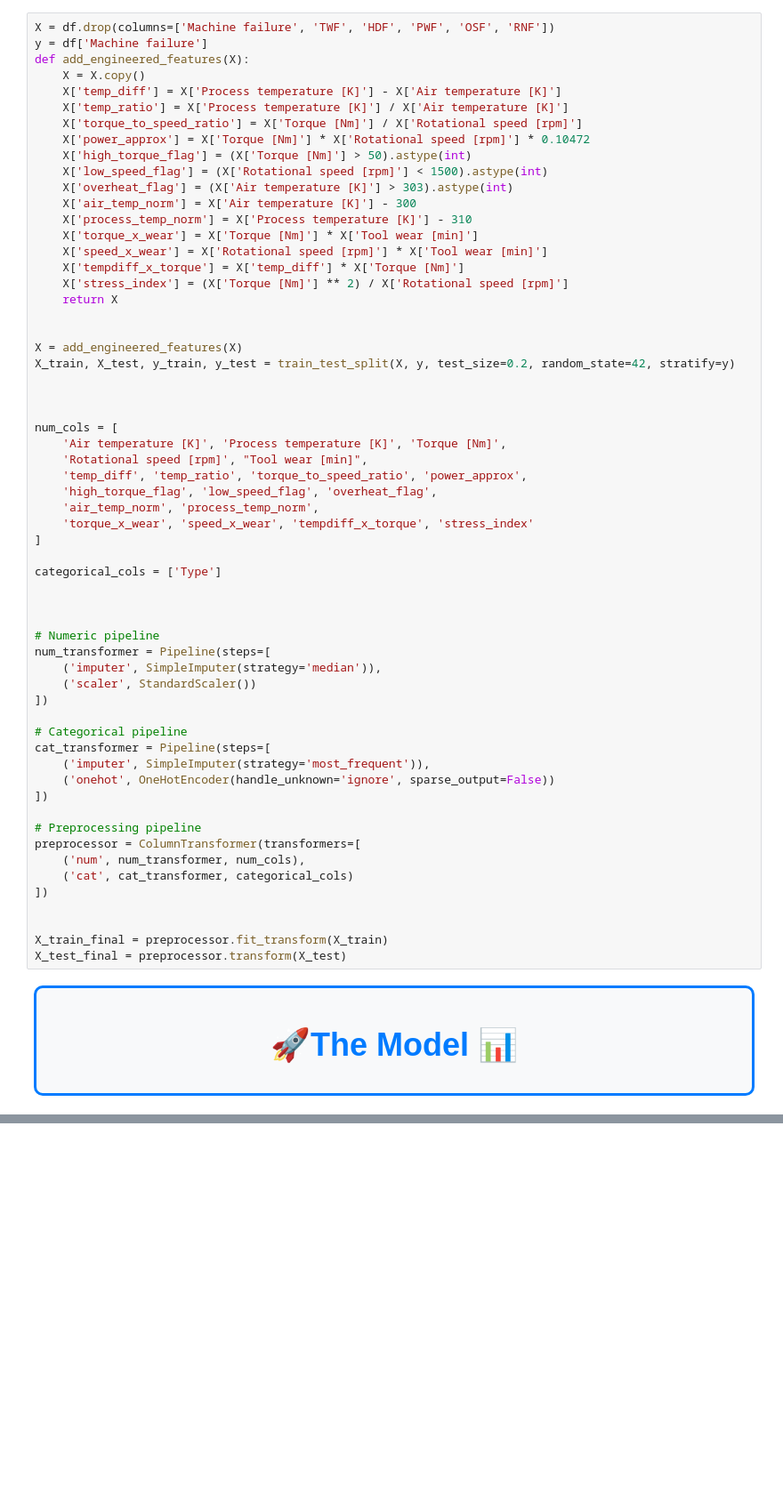
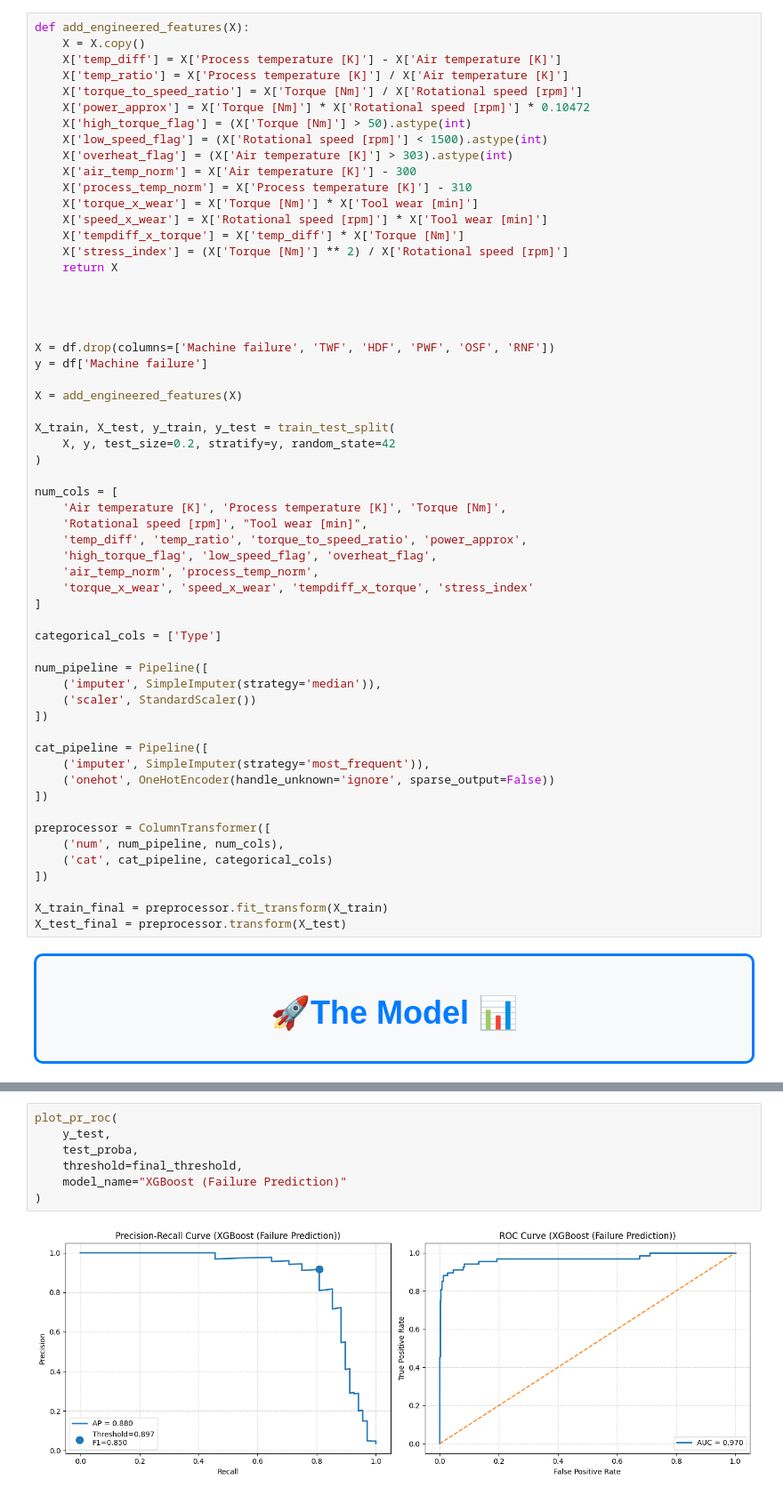
Before and after one commit to Omar9965/Machine-Maintenance-Classification-API, a Jupyter notebook: Notebook/model.ipynb, the cells around one changed output, grey strips where cells are left out. Shown at 89% size. Drawn from its saved outputs; the diff is of its cells as text; blank space fills up the shorter version.

Commit message:
Updated the model

```diff
--- a/Notebook/model.ipynb
+++ b/Notebook/model.ipynb
@@ -325,8 +327,6 @@ plt.show()
     </h1>
 </div>
 # %%
-X = df.drop(columns=['Machine failure', 'TWF', 'HDF', 'PWF', 'OSF', 'RNF'])
-y = df['Machine failure']
 def add_engineered_features(X):
     X = X.copy()
     X['temp_diff'] = X['Process temperature [K]'] - X['Air temperature [K]']
@@ -345,10 +345,16 @@ def add_engineered_features(X):
     return X
 
 
-X = add_engineered_features(X)
-X_train, X_test, y_train, y_test = train_test_split(X, y, test_size=0.2, random_state=42, stratify=y)
 
 
+X = df.drop(columns=['Machine failure', 'TWF', 'HDF', 'PWF', 'OSF', 'RNF'])
+y = df['Machine failure']
+
+X = add_engineered_features(X)
+
+X_train, X_test, y_train, y_test = train_test_split(
+    X, y, test_size=0.2, stratify=y, random_state=42
+)
 
 num_cols = [
     'Air temperature [K]', 'Process temperature [K]', 'Torque [Nm]',
@@ -361,26 +367,20 @@ num_cols = [
 
 categorical_cols = ['Type']
 
-
-
-# Numeric pipeline
-num_transformer = Pipeline(steps=[
+num_pipeline = Pipeline([
     ('imputer', SimpleImputer(strategy='median')),
     ('scaler', StandardScaler())
 ])
 
-# Categorical pipeline
-cat_transformer = Pipeline(steps=[
+cat_pipeline = Pipeline([
     ('imputer', SimpleImputer(strategy='most_frequent')),
     ('onehot', OneHotEncoder(handle_unknown='ignore', sparse_output=False))
 ])
 
-# Preprocessing pipeline
-preprocessor = ColumnTransformer(transformers=[
-    ('num', num_transformer, num_cols),
-    ('cat', cat_transformer, categorical_cols)
+preprocessor = ColumnTransformer([
+    ('num', num_pipeline, num_cols),
+    ('cat', cat_pipeline, categorical_cols)
 ])
-
 
 X_train_final = preprocessor.fit_transform(X_train)
 X_test_final = preprocessor.transform(X_test)
@@ -524,3 +582,12 @@ plot_pr_roc(y_test, y_pred_proba, model_name="XGBoost (Failure Prediction)")
+# %%
+plot_pr_roc(
+    y_test,
+    test_proba,
+    threshold=final_threshold,
+    model_name="XGBoost (Failure Prediction)"
+)
+# %% [output]
+[figure, added]
 # %%
 # Save the model and preprocessor
 xgb_model_path = os.path.join(Base_DIR, 'Models', 'xgb_model.pkl')
```
Also changed, not shown: parts of 6 cells of this notebook, 2 other files.
